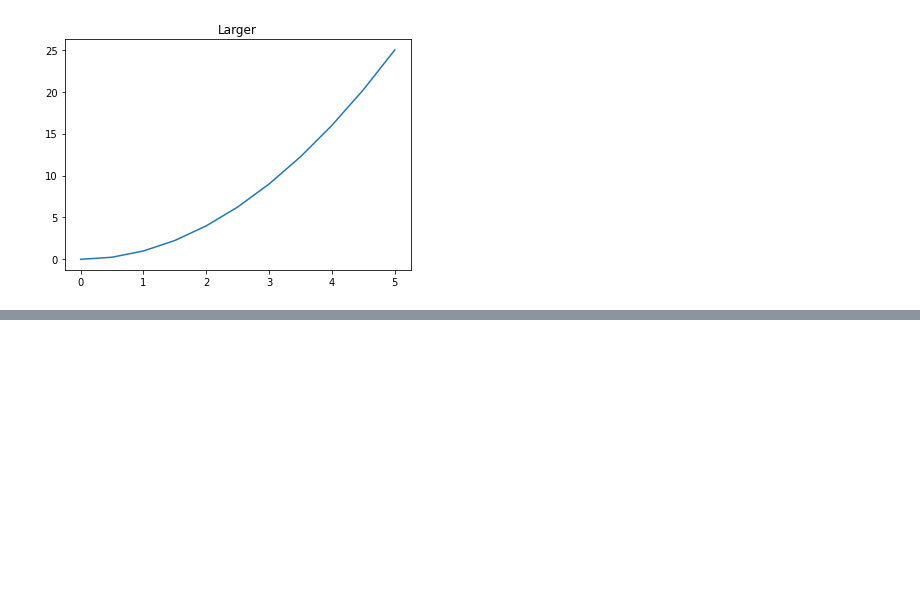
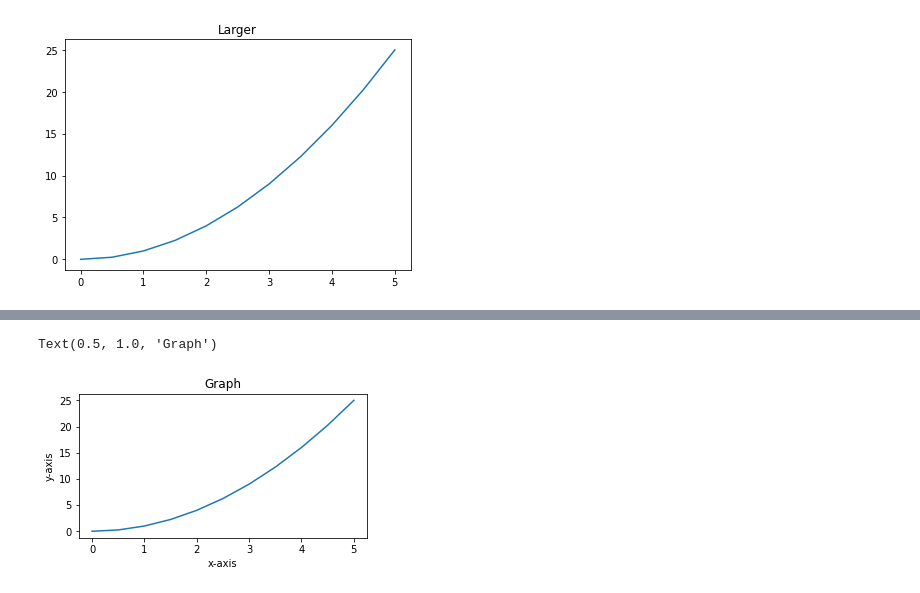
Before and after one commit to srinijadharani/Python-for-ML-and-DS, a Jupyter notebook: Day3(Matplotlib).ipynb, the cells around one changed output, grey strips where cells are left out. Saved outputs shown, nothing was run; the diff lists cells and outputs as text; code cells hidden in the pictures; blank space fills up the shorter version.

```diff
--- a/Day3(Matplotlib).ipynb
+++ b/Day3(Matplotlib).ipynb
@@ -88,0 +136,10 @@ plt.show()
+# %%
+fig=plt.figure(figsize=(4,2))
+axes=fig.add_axes([0,0,1,1])
+axes.plot(x,y)
+axes.set_xlabel("x-axis")
+axes.set_ylabel("y-axis")
+axes.set_title("Graph")
+# %% [output]
+Text(0.5, 1.0, 'Graph')
+[figure, added]
```
Also changed, not shown: parts of 18 cells of this notebook.
